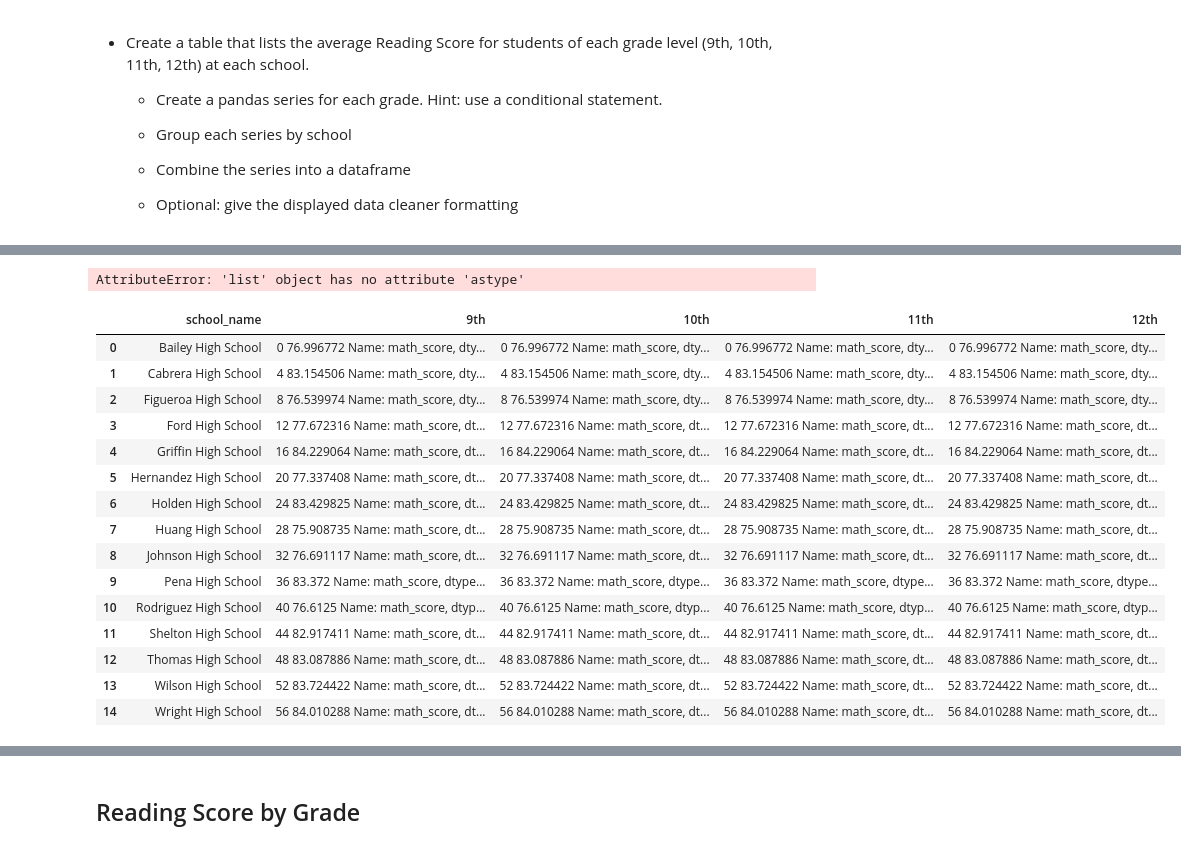
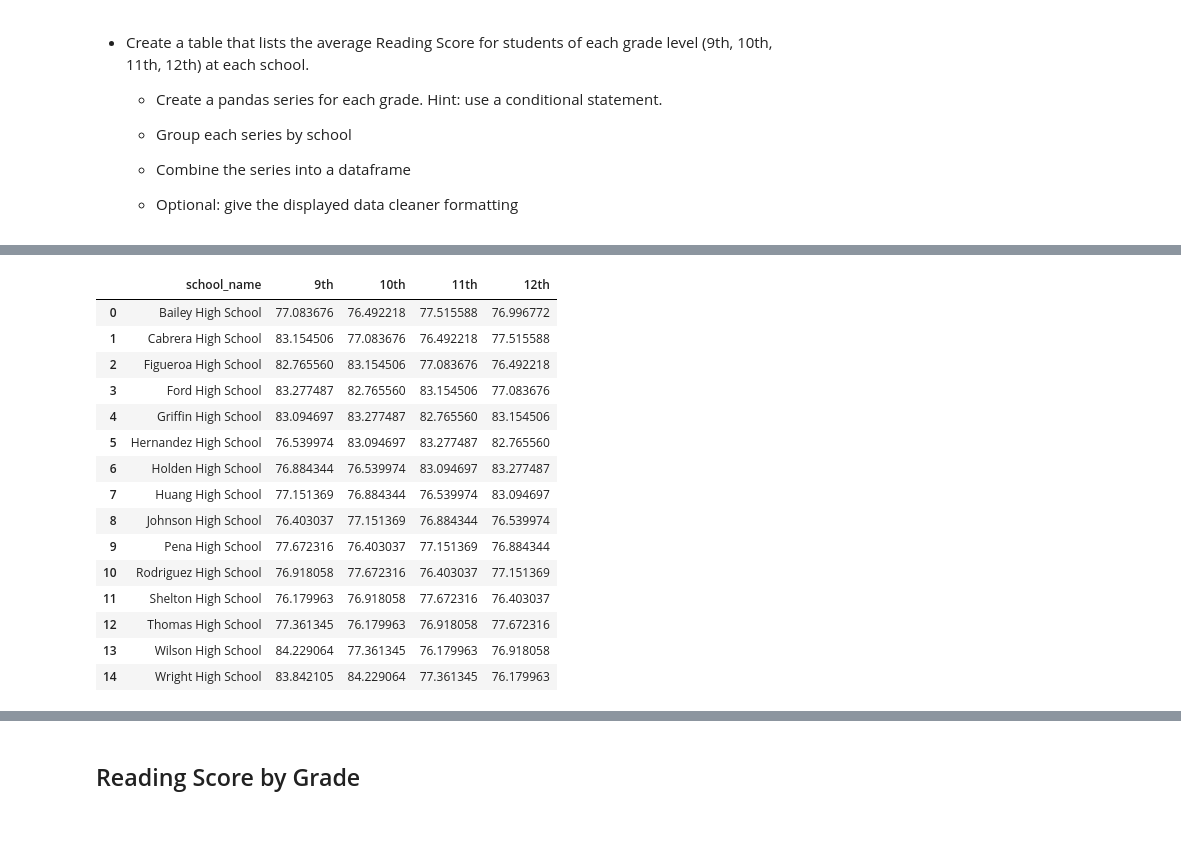
Before and after one commit to nazila-entezari/pandas-challenge, a Jupyter notebook: PyCitySchools/PyCitySchools_starter.ipynb, the cells around one changed output, grey strips where cells are left out. Drawn from its saved outputs; the diff is of its cells as text; code cells hidden in the pictures.

```diff
--- a/PyCitySchools/PyCitySchools_starter.ipynb
+++ b/PyCitySchools/PyCitySchools_starter.ipynb
@@ -461,51 +357,53 @@ print(grade_grouped)
 58       10.0  1800.0  1049400.0
 59       10.0  1800.0  1049400.0
 # %%
+
+#Create a pandas series for each grade math
 x=0
+y=1
+z=2
+q=3
 graded_math_score12=[]
 graded_math_score11=[]
 graded_math_score10=[]
 graded_math_score9=[]
 for name in school_name:
     math_by_grade12=grade_grouped.iloc[x:x+1,4]
-    graded_math_score12.append(math_by_grade12)
+    graded_math_score12.append(float(math_by_grade12))
     x=x+1
-    math_by_grade11=grade_grouped.iloc[x:x+1,4]
-    graded_math_score11.append(math_by_grade11)
-    x=x+1
-    math_by_grade10=grade_grouped.iloc[x:x+1,4]
-    graded_math_score10.append(math_by_grade10)
-    x=x+1
-    math_by_grade9=grade_grouped.iloc[x:x+1,4]
-    graded_math_score9.append(math_by_grade9)
-    x=x+1
-
-graded_math_score12
+    math_by_grade11=grade_grouped.iloc[y:y+1,4]
+    graded_math_score11.append(float(math_by_grade11))
+    y=y+1
+    math_by_grade10=grade_grouped.iloc[z:z+1,4]
+    graded_math_score10.append(float(math_by_grade10))
+    z=z+1
+    math_by_grade9=grade_grouped.iloc[q:q+1,4]
+    graded_math_score9.append(float(math_by_grade9))
+    q=q+1
-# %% [output]
-AttributeError: 'list' object has no attribute 'astype'
 # %%
+#create the datafarme for math
 math_summary=pd.DataFrame({"school_name":school_name,
-                           "9th":graded_math_score12,
-                           "10th":graded_math_score12,
-                           "11th":graded_math_score12,
+                           "9th":graded_math_score9,
+                           "10th":graded_math_score10,
+                           "11th":graded_math_score11,
                           "12th":graded_math_score12
 
                           })
 math_summary
 # %% [output]
 |  | school_name | 9th | 10th | 11th | 12th |
-| 0 | Bailey High School | 0 76.996772 Name: math_score, dty... | 0 76.996772 Name: math_score, dty... | 0 76.996772 Name: math_score, dty... | 0 76.996772 Name: math_score, dty... |
-| 1 | Cabrera High School | 4 83.154506 Name: math_score, dty... | 4 83.154506 Name: math_score, dty... | 4 83.154506 Name: math_score, dty... | 4 83.154506 Name: math_score, dty... |
-| 2 | Figueroa High School | 8 76.539974 Name: math_score, dty... | 8 76.539974 Name: math_score, dty... | 8 76.539974 Name: math_score, dty... | 8 76.539974 Name: math_score, dty... |
-| 3 | Ford High School | 12 77.672316 Name: math_score, dt... | 12 77.672316 Name: math_score, dt... | 12 77.672316 Name: math_score, dt... | 12 77.672316 Name: math_score, dt... |
-| 4 | Griffin High School | 16 84.229064 Name: math_score, dt... | 16 84.229064 Name: math_score, dt... | 16 84.229064 Name: math_score, dt... | 16 84.229064 Name: math_score, dt... |
-| 5 | Hernandez High School | 20 77.337408 Name: math_score, dt... | 20 77.337408 Name: math_score, dt... | 20 77.337408 Name: math_score, dt... | 20 77.337408 Name: math_score, dt... |
-| 6 | Holden High School | 24 83.429825 Name: math_score, dt... | 24 83.429825 Name: math_score, dt... | 24 83.429825 Name: math_score, dt... | 24 83.429825 Name: math_score, dt... |
-| 7 | Huang High School | 28 75.908735 Name: math_score, dt... | 28 75.908735 Name: math_score, dt... | 28 75.908735 Name: math_score, dt... | 28 75.908735 Name: math_score, dt... |
-| 8 | Johnson High School | 32 76.691117 Name: math_score, dt... | 32 76.691117 Name: math_score, dt... | 32 76.691117 Name: math_score, dt... | 32 76.691117 Name: math_score, dt... |
-| 9 | Pena High School | 36 83.372 Name: math_score, dtype... | 36 83.372 Name: math_score, dtype... | 36 83.372 Name: math_score, dtype... | 36 83.372 Name: math_score, dtype... |
-| 10 | Rodriguez High School | 40 76.6125 Name: math_score, dtyp... | 40 76.6125 Name: math_score, dtyp... | 40 76.6125 Name: math_score, dtyp... | 40 76.6125 Name: math_score, dtyp... |
-| 11 | Shelton High School | 44 82.917411 Name: math_score, dt... | 44 82.917411 Name: math_score, dt... | 44 82.917411 Name: math_score, dt... | 44 82.917411 Name: math_score, dt... |
-| 12 | Thomas High School | 48 83.087886 Name: math_score, dt... | 48 83.087886 Name: math_score, dt... | 48 83.087886 Name: math_score, dt... | 48 83.087886 Name: math_score, dt... |
-| 13 | Wilson High School | 52 83.724422 Name: math_score, dt... | 52 83.724422 Name: math_score, dt... | 52 83.724422 Name: math_score, dt... | 52 83.724422 Name: math_score, dt... |
-| 14 | Wright High School | 56 84.010288 Name: math_score, dt... | 56 84.010288 Name: math_score, dt... | 56 84.010288 Name: math_score, dt... | 56 84.010288 Name: math_score, dt... |
+| 0 | Bailey High School | 77.083676 | 76.492218 | 77.515588 | 76.996772 |
+| 1 | Cabrera High School | 83.154506 | 77.083676 | 76.492218 | 77.515588 |
+| 2 | Figueroa High School | 82.765560 | 83.154506 | 77.083676 | 76.492218 |
+| 3 | Ford High School | 83.277487 | 82.765560 | 83.154506 | 77.083676 |
+| 4 | Griffin High School | 83.094697 | 83.277487 | 82.765560 | 83.154506 |
+| 5 | Hernandez High School | 76.539974 | 83.094697 | 83.277487 | 82.765560 |
+| 6 | Holden High School | 76.884344 | 76.539974 | 83.094697 | 83.277487 |
+| 7 | Huang High School | 77.151369 | 76.884344 | 76.539974 | 83.094697 |
+| 8 | Johnson High School | 76.403037 | 77.151369 | 76.884344 | 76.539974 |
+| 9 | Pena High School | 77.672316 | 76.403037 | 77.151369 | 76.884344 |
+| 10 | Rodriguez High School | 76.918058 | 77.672316 | 76.403037 | 77.151369 |
+| 11 | Shelton High School | 76.179963 | 76.918058 | 77.672316 | 76.403037 |
+| 12 | Thomas High School | 77.361345 | 76.179963 | 76.918058 | 77.672316 |
+| 13 | Wilson High School | 84.229064 | 77.361345 | 76.179963 | 76.918058 |
+| 14 | Wright High School | 83.842105 | 84.229064 | 77.361345 | 76.179963 |
```
Also changed, not shown: parts of 17 cells of this notebook.
